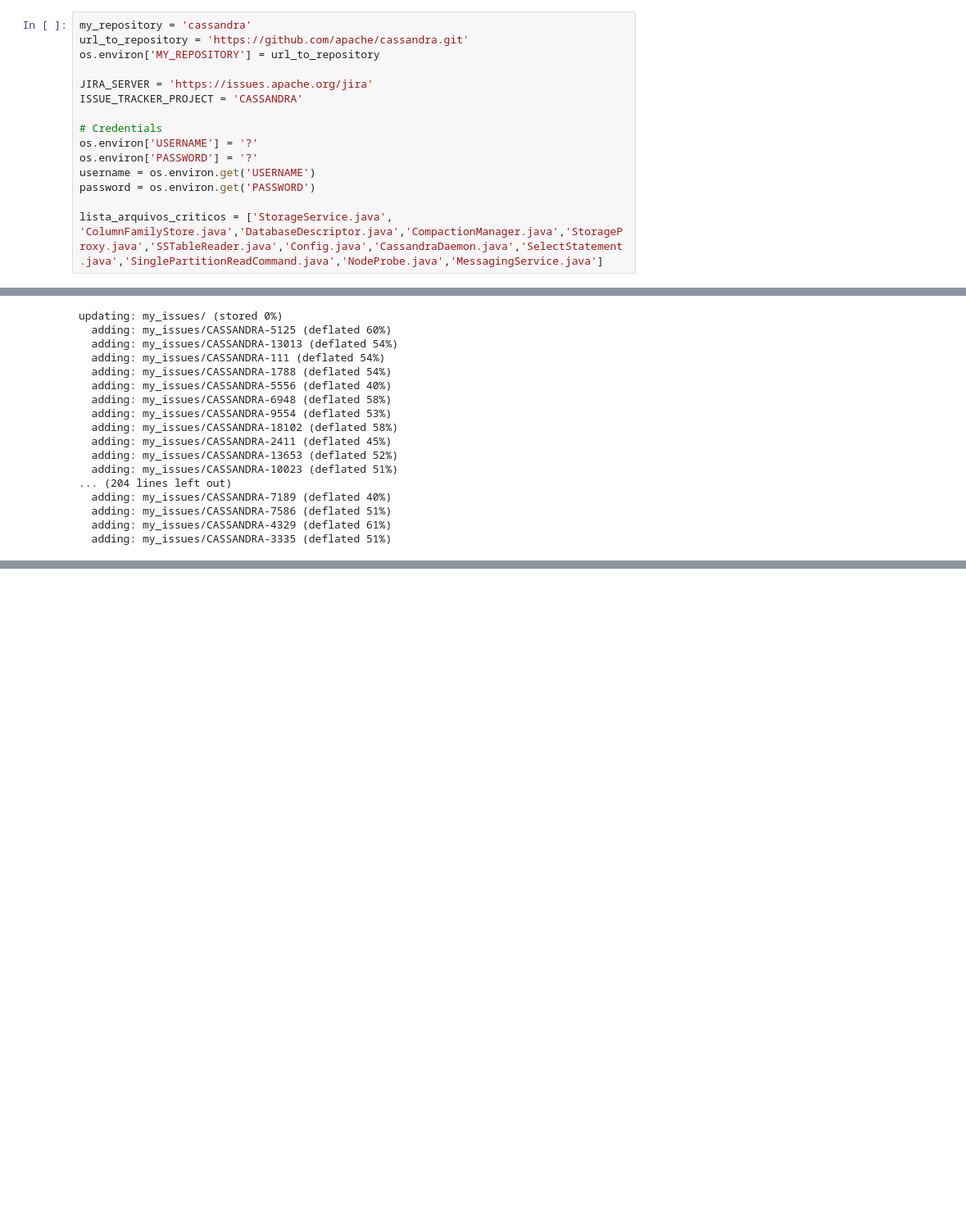
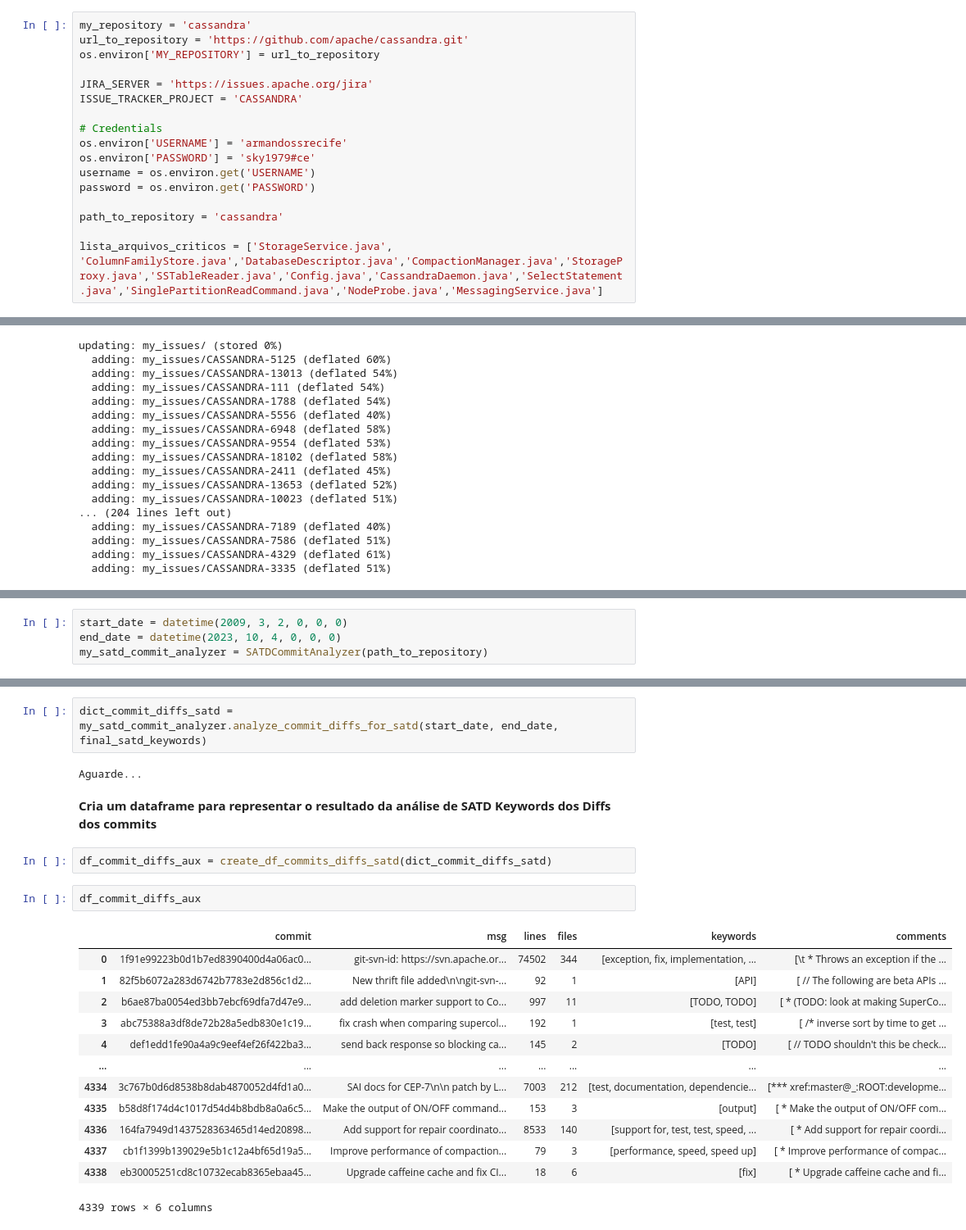
Before and after one commit to armandossrecife/my_validation3, a Jupyter notebook: my_analysis_cassandra.ipynb, the cells around one changed output, grey strips where cells are left out. Shown at 82% size. Saved outputs shown, nothing was run; the diff lists cells and outputs as text; blank space fills up the shorter version.

```diff
--- a/my_analysis_cassandra.ipynb
+++ b/my_analysis_cassandra.ipynb
@@ -55,11 +62,13 @@ JIRA_SERVER = 'https://issues.apache.org/jira'
 ISSUE_TRACKER_PROJECT = 'CASSANDRA'
 
 # Credentials
-os.environ['USERNAME'] = '?'
-os.environ['PASSWORD'] = '?'
+os.environ['USERNAME'] = 'armandossrecife'
+os.environ['PASSWORD'] = 'sky1979#ce'
 username = os.environ.get('USERNAME')
 password = os.environ.get('PASSWORD')
 
+path_to_repository = 'cassandra'
+
 lista_arquivos_criticos = ['StorageService.java', 'ColumnFamilyStore.java','DatabaseDescriptor.java','CompactionManager.java','StorageProxy.java','SSTableReader.java','Config.java','CassandraDaemon.java','SelectStatement.java','SinglePartitionReadCommand.java','NodeProbe.java','MessagingService.java']
 # %% [markdown]
 ## Clona o Repositório
@@ -799,0 +1156,4 @@ updating: my_issues/ (stored 0%)
+# %%
+start_date = datetime(2009, 3, 2, 0, 0, 0)
+end_date = datetime(2023, 10, 4, 0, 0, 0)
+my_satd_commit_analyzer = SATDCommitAnalyzer(path_to_repository)
@@ -799,0 +1172,24 @@ updating: my_issues/ (stored 0%)
+# %%
+dict_commit_diffs_satd = my_satd_commit_analyzer.analyze_commit_diffs_for_satd(start_date, end_date, final_satd_keywords)
+# %% [output]
+Aguarde...
+# %% [markdown]
+**Cria um dataframe para representar o resultado da análise de SATD Keywords dos Diffs dos commits**
+# %%
+df_commit_diffs_aux = create_df_commits_diffs_satd(dict_commit_diffs_satd)
+# %%
+df_commit_diffs_aux
+# %% [output]
+|  | commit | msg | lines | files | keywords | comments |
+| 0 | 1f91e99223b0d1b7ed8390400d4a06ac0... | git-svn-id: https://svn.apache.or... | 74502 | 344 | [exception, fix, implementation, ... | [\t * Throws an exception if the ... |
+| 1 | 82f5b6072a283d6742b7783e2d856c1d2... | New thrift file added\n\ngit-svn-... | 92 | 1 | [API] | [ // The following are beta APIs ... |
+| 2 | b6ae87ba0054ed3bb7ebcf69dfa7d47e9... | add deletion marker support to Co... | 997 | 11 | [TODO, TODO] | [ * (TODO: look at making SuperCo... |
+| 3 | abc75388a3df8de72b28a5edb830e1c19... | fix crash when comparing supercol... | 192 | 1 | [test, test] | [ /* inverse sort by time to get ... |
+| 4 | def1edd1fe90a4a9c9eef4ef26f422ba3... | send back response so blocking ca... | 145 | 2 | [TODO] | [ // TODO shouldn't this be check... |
+| ... | ... | ... | ... | ... | ... | ... |
+| 4334 | 3c767b0d6d8538b8dab4870052d4fd1a0... | SAI docs for CEP-7\n\n patch by L... | 7003 | 212 | [test, documentation, dependencie... | [*** xref:master@_:ROOT:developme... |
+| 4335 | b58d8f174d4c1017d54d4b8bdb8a0a6c5... | Make the output of ON/OFF command... | 153 | 3 | [output] | [ * Make the output of ON/OFF com... |
+| 4336 | 164fa7949d1437528363465d14ed20898... | Add support for repair coordinato... | 8533 | 140 | [support for, test, test, speed, ... | [ * Add support for repair coordi... |
+| 4337 | cb1f1399b139029e5b1c12a4bf65d19a5... | Improve performance of compaction... | 79 | 3 | [performance, speed, speed up] | [ * Improve performance of compac... |
+| 4338 | eb30005251cd8c10732ecab8365ebaa45... | Upgrade caffeine cache and fix CI... | 18 | 6 | [fix] | [ * Upgrade caffeine cache and fi... |
+4339 rows × 6 columns
```
Also changed, not shown: parts of 35 cells of this notebook.
